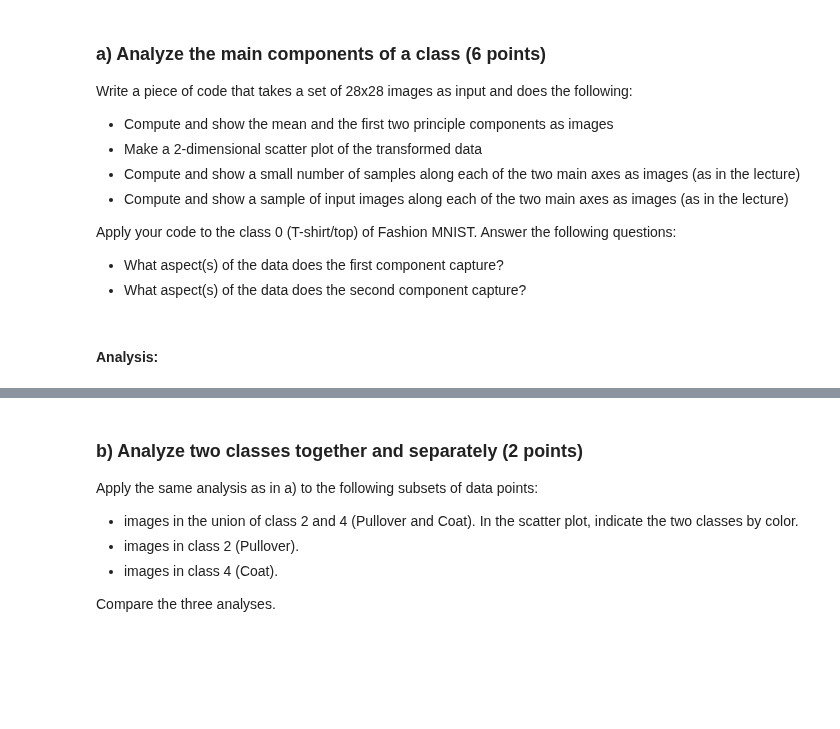
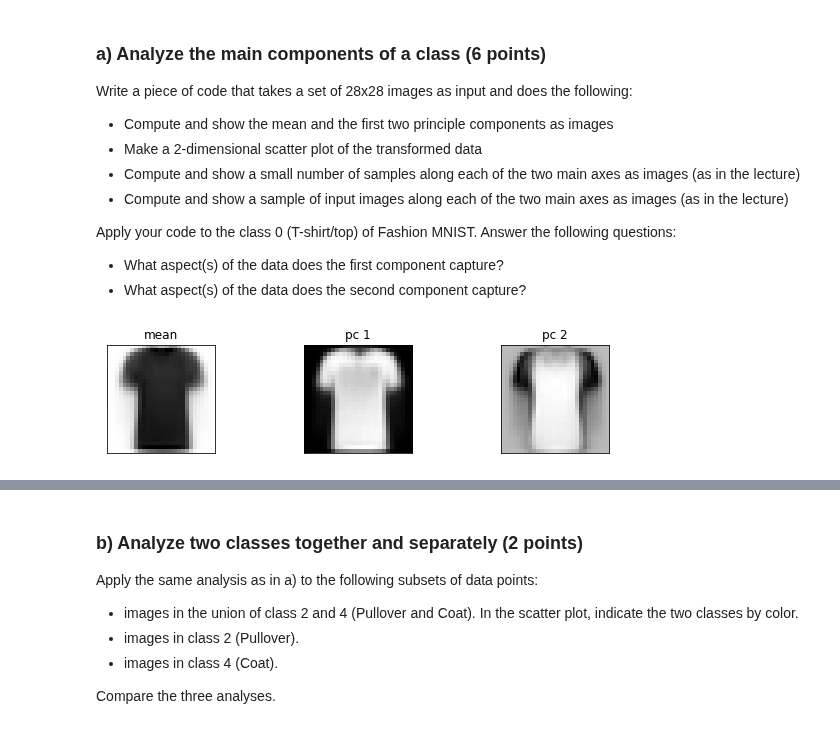
Before and after one commit to Mesoptier/ML-course, a Jupyter notebook: FDM_Challenge_Part1.ipynb, the cells around one changed output, grey strips where cells are left out. Saved outputs shown, nothing was run; the diff lists cells and outputs as text; code cells hidden in the pictures; blank space fills up the shorter version.

```diff
--- a/FDM_Challenge_Part1.ipynb
+++ b/FDM_Challenge_Part1.ipynb
@@ -65,5 +64,30 @@ Apply your code to the class 0 (T-shirt/top) of Fashion MNIST. Answer the follow
 
 - What aspect(s) of the data does the first component capture?
 - What aspect(s) of the data does the second component capture?
-# %% [markdown]
-#### Analysis:
+# %%
+indices = y == 0
+X_a = X[indices]
+y_a = y[indices]
+
+subfiglist = []
+titles=[]
+
+# Compute the mean
+mean = np.mean(X_a, axis=0)
+subfiglist.append(mean)
+titles.append('mean')
+# %%
+# Compute the first two principal components
+from sklearn.decomposition import PCA
+
+pca = PCA(n_components=2)
+pca.fit(X_a)
+
+for i, pc in enumerate(pca.components_):
+    subfiglist.append(pc)
+    titles.append('pc {}'.format(i + 1))
+# %%
+buildFigureList(plt.figure(1, figsize=(10, 2)), subfiglist, titles, 3)
+plt.show()
+# %% [output]
+[figure, added]
```
Also changed, not shown: parts of 7 cells of this notebook.
